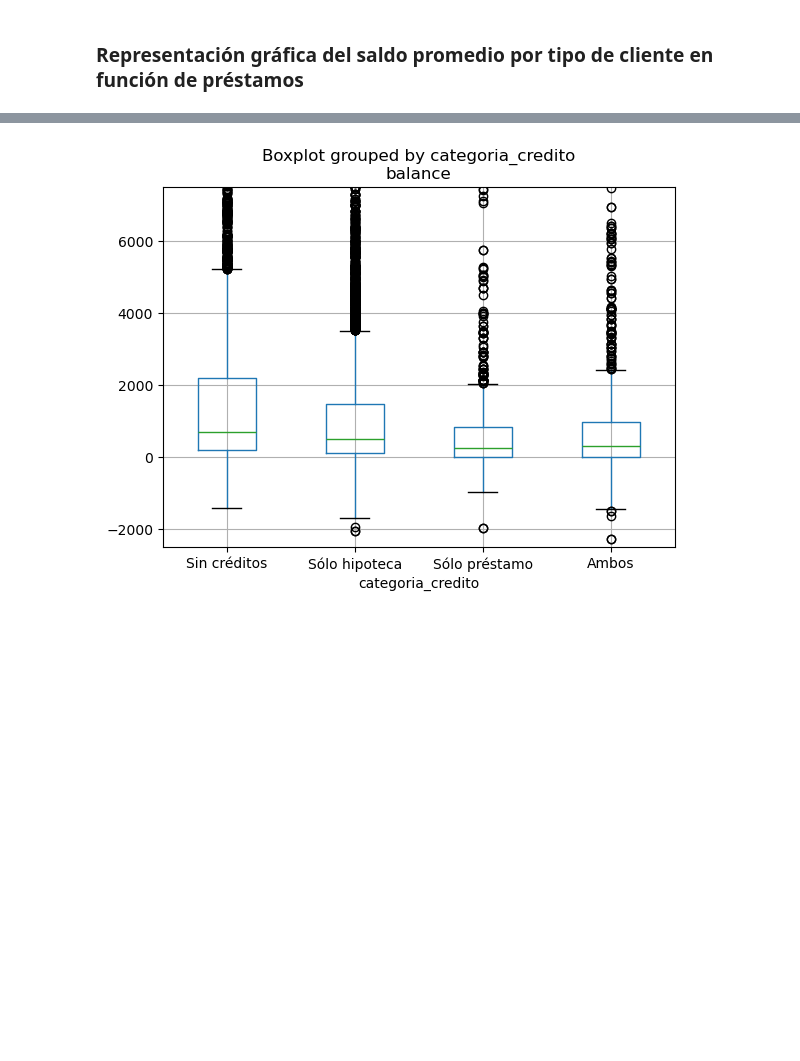
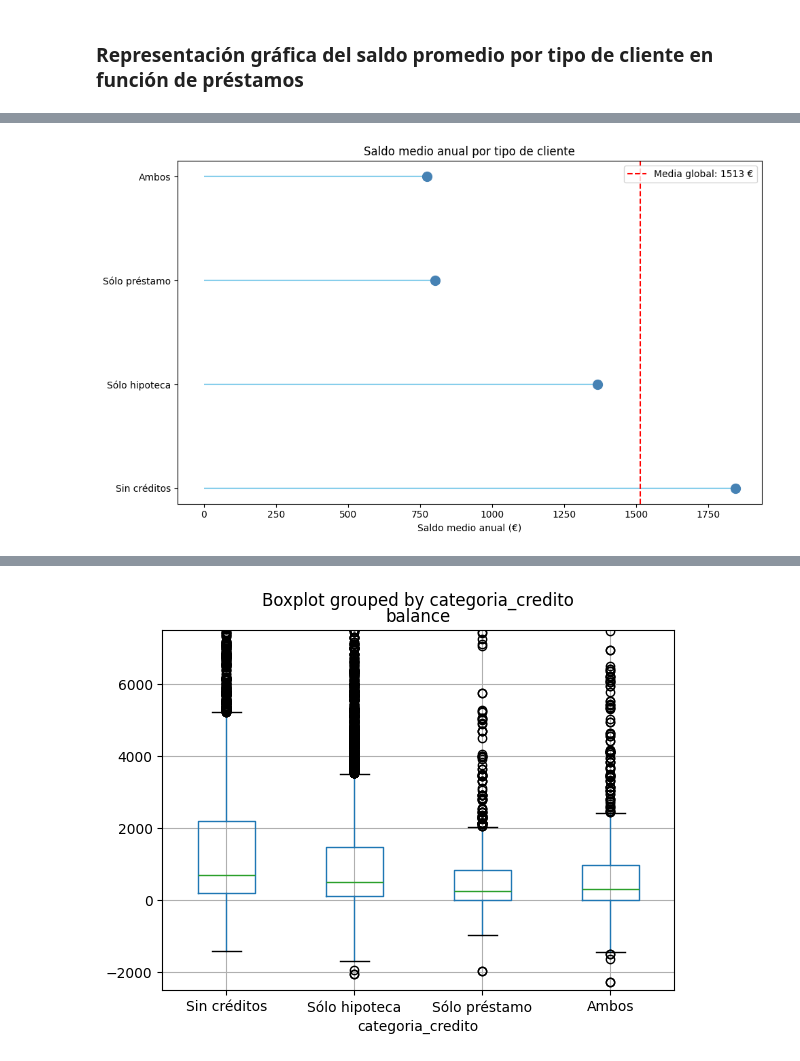
Before and after one commit to MarinaTorba/PersonalDataProrjects, a Jupyter notebook: Equip_9/Scripts/Analisis _Finanzas_250519.ipynb, the cells around one changed output, grey strips where cells are left out. Cells and saved outputs as stored; diff of their text form; code cells hidden in the pictures; blank space fills up the shorter version.

```diff
--- a/Equip_9/Scripts/Analisis _Finanzas_250519.ipynb
+++ b/Equip_9/Scripts/Analisis _Finanzas_250519.ipynb
@@ -112,0 +142,12 @@ plt.show()
+# %%
+plt.figure(figsize=(10, 6))
+plt.hlines(y=df_balance["Tipo de cliente"], xmin=0, xmax=df_balance["Saldo medio anual"], color='skyblue', linestyles='solid')
+plt.plot(df_balance["Saldo medio anual"], df_balance["Tipo de cliente"], "o", markersize=10, color='steelblue')
+plt.axvline(saldo_medio_global, color='red', linestyle='--', label=f"Media global: {saldo_medio_global} €")
+plt.title("Saldo medio anual por tipo de cliente")
+plt.xlabel("Saldo medio anual (€)")
+plt.legend(loc='upper right')
+plt.tight_layout()
+plt.show()
+# %% [output]
+[figure, added]
```
Also changed, not shown: parts of 18 cells of this notebook.
